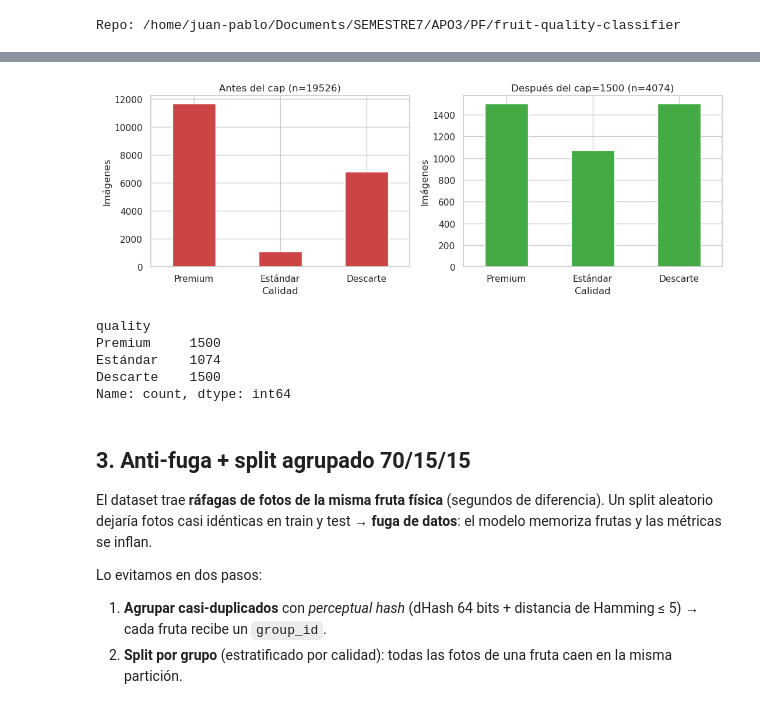
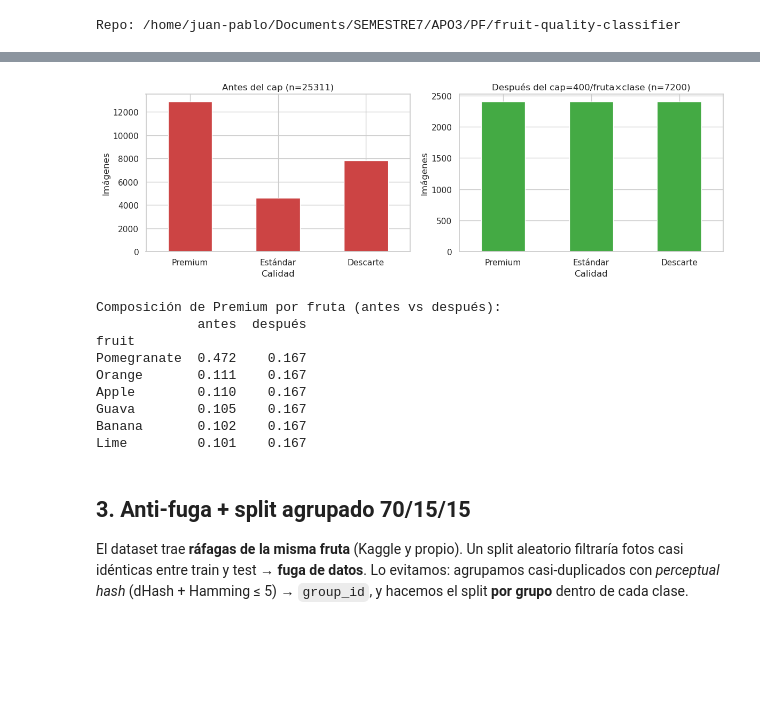
Before and after one commit to juanjgc0609/fruit-quality-classifier, a Jupyter notebook: notebooks/3_data_preparation/preprocessing.ipynb, the cells around one changed output, grey strips where cells are left out. Saved outputs shown, nothing was run; the diff lists cells and outputs as text; code cells hidden in the pictures; blank space fills up the shorter version.

```diff
--- a/notebooks/3_data_preparation/preprocessing.ipynb
+++ b/notebooks/3_data_preparation/preprocessing.ipynb
@@ -44,7 +38,0 @@ Cargamos el catálogo, filtramos a las 3 clases de calidad y verificamos que cad
-# %%
-raw = prep.load_clean_labels()
-print("Imágenes válidas:", len(raw))
-dist_raw = raw['quality'].value_counts().reindex(QUALITY_CLASSES)
-print("\nDistribución cruda de calidad:")
-print(dist_raw)
-print(f"\nDesbalanceo máx:min = {dist_raw.max()/dist_raw.min():.1f} : 1")
@@ -67,0 +41,6 @@ clase minoritaria (Estándar). El residual lo absorberán los modelos con
+# %%
+raw = prep.load_combined_labels()
+print("\n[quality × source]")
+print(pd.crosstab(raw['quality'], raw['source']).reindex(QUALITY_CLASSES))
+print("\n[fruta × calidad]")
+print(pd.crosstab(raw['fruit'], raw['quality']).reindex(columns=QUALITY_CLASSES))
@@ -68,35 +71,34 @@ clase minoritaria (Estándar). El residual lo absorberán los modelos con
 # %%
 capped = prep.apply_cap(raw)
-dist_cap = capped['quality'].value_counts().reindex(QUALITY_CLASSES)
-
-fig, ax = plt.subplots(1, 2, figsize=(11, 4))
-dist_raw.plot.bar(ax=ax[0], color="#c44", title=f"Antes del cap (n={len(raw)})")
-dist_cap.plot.bar(ax=ax[1], color="#4a4", title=f"Después del cap={CAP_PER_QUALITY} (n={len(capped)})")
-for a in ax:
-    a.set_xlabel("Calidad"); a.set_ylabel("Imágenes")
-    a.tick_params(axis='x', rotation=0)
-plt.tight_layout()
-plt.savefig(FIGURES_DIR / "fase3_balanceo.pdf", bbox_inches="tight")
-plt.show()
-print(dist_cap)
+fig, ax = plt.subplots(1, 2, figsize=(12, 4))
+raw['quality'].value_counts().reindex(QUALITY_CLASSES).plot.bar(
+    ax=ax[0], color="#c44", title=f"Antes del cap (n={len(raw)})")
+capped['quality'].value_counts().reindex(QUALITY_CLASSES).plot.bar(
+    ax=ax[1], color="#4a4", title=f"Después del cap={CAP_PER_FRUIT_QUALITY}/fruta×clase (n={len(capped)})")
+for a in ax: a.set_xlabel("Calidad"); a.set_ylabel("Imágenes"); a.tick_params(axis='x', rotation=0)
+plt.tight_layout(); plt.savefig(FIGURES_DIR / "fase3_balanceo.pdf", bbox_inches="tight"); plt.show()
+print("Composición de Premium por fruta (antes vs después):")
+print(pd.concat([
+    raw[raw.quality=='Premium']['fruit'].value_counts(normalize=True).round(3).rename('antes'),
+    capped[capped.quality=='Premium']['fruit'].value_counts(normalize=True).round(3).rename('después'),
+], axis=1))
 # %% [output]
-[figure, old version]
+[figure, new version]
-quality
-Premium     1500
-Estándar    1074
-Descarte    1500
-Name: count, dtype: int64
+Composición de Premium por fruta (antes vs después):
+             antes  después
+fruit
+Pomegranate  0.472    0.167
+Orange       0.111    0.167
+Apple        0.110    0.167
+Guava        0.105    0.167
+Banana       0.102    0.167
+Lime         0.101    0.167
 # %% [markdown]
 ## 3. Anti-fuga + split agrupado 70/15/15
-El dataset trae **ráfagas de fotos de la misma fruta física** (segundos de
-diferencia). Un split aleatorio dejaría fotos casi idénticas en train y test →
-**fuga de datos**: el modelo memoriza frutas y las métricas se inflan.
-
-Lo evitamos en dos pasos:
-1. **Agrupar casi-duplicados** con *perceptual hash* (dHash 64 bits + distancia
-   de Hamming ≤ 5) → cada fruta recibe un `group_id`.
-2. **Split por grupo** (estratificado por calidad): todas las fotos de una fruta
-   caen en la misma partición.
+El dataset trae **ráfagas de la misma fruta** (Kaggle y propio). Un split aleatorio
+filtraría fotos casi idénticas entre train y test → **fuga de datos**. Lo evitamos:
+agrupamos casi-duplicados con *perceptual hash* (dHash + Hamming ≤ 5) → `group_id`,
+y hacemos el split **por grupo** dentro de cada clase.
 # %%
 from src.data.dedup import assign_groups
 capped = capped.copy()
```
Also changed, not shown: parts of 20 cells of this notebook, 11 other files.
